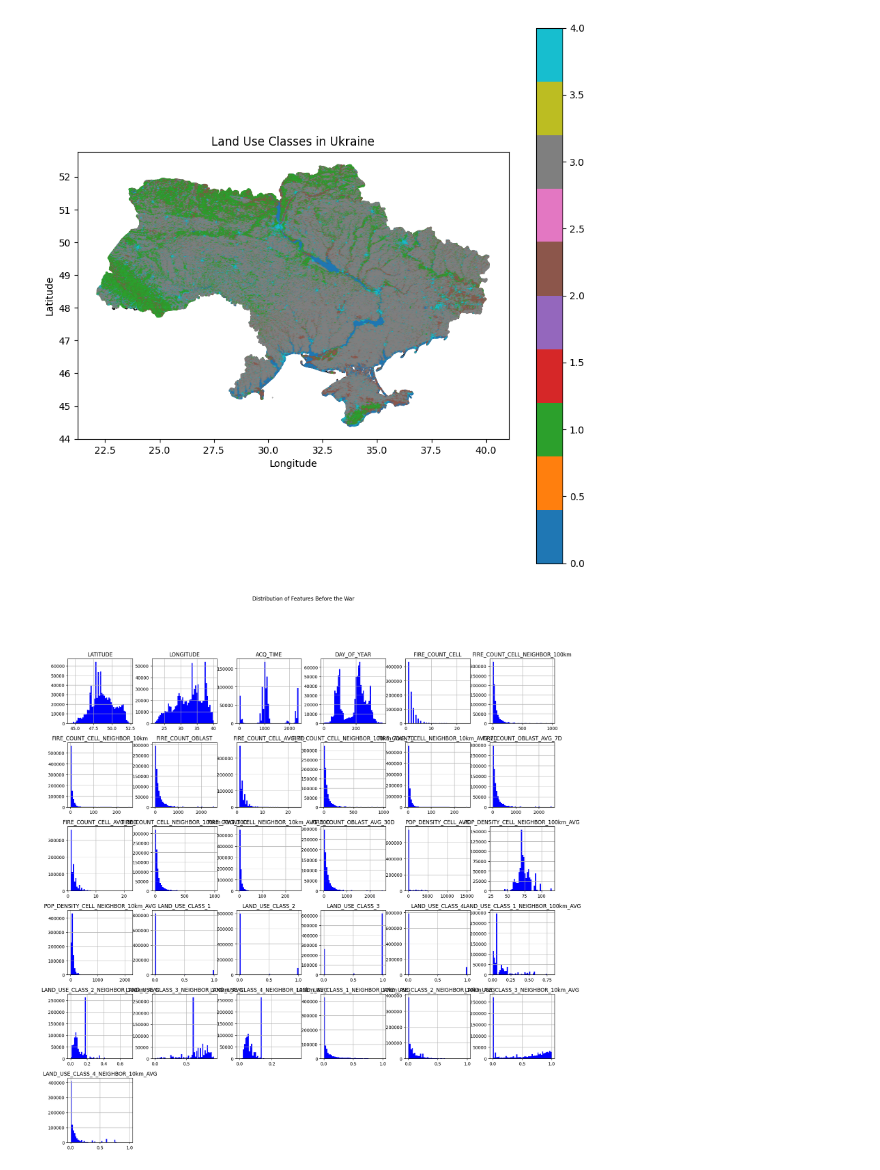
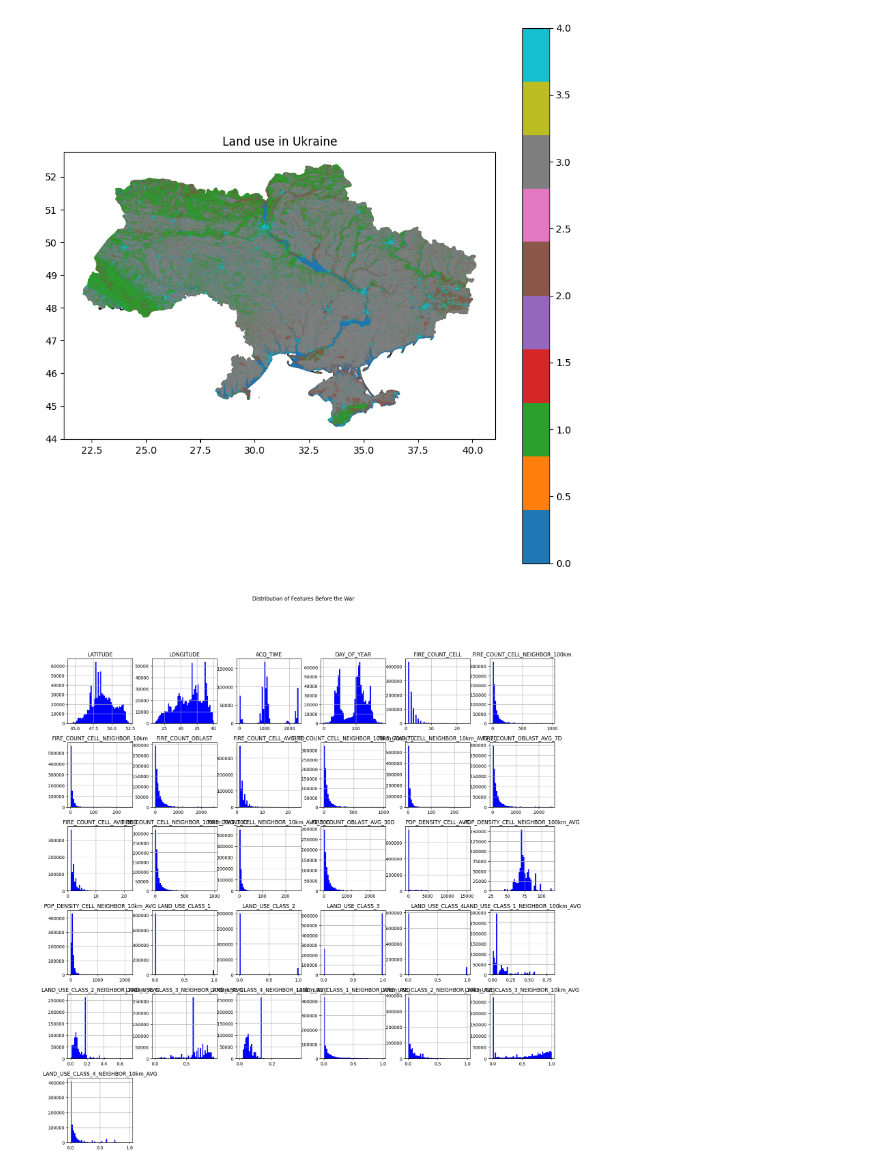
Before and after one commit to GianMan89/war-fire-model, a Jupyter notebook: plotting.ipynb, the cells around one changed output. Cells and saved outputs as stored; diff of their text form; code cells hidden in the pictures.

Commit message:
Update: map plotting method added

```diff
--- a/plotting.ipynb
+++ b/plotting.ipynb
@@ -82,28 +87,15 @@ plt.show()
 # %%
 # Load all csv files in the folder
 dataframes = []
 for csv_file in list_unzip_files('input_data/processed'):
-    if csv_file.endswith('.csv') and csv_file[:-4] in [x[:-4] for x in list_unzip_files('input_data/raw/land_use')]:
+    if csv_file.endswith('001.csv') and csv_file[:-8] in [x[:-4] for x in list_unzip_files('input_data/raw/land_use')]:
         dataframes.append(pd.read_csv(f"input_data/processed/{csv_file}"))
 # Merge the dataframes
-land_use_data = merge_dataframes(dataframes)
+land_use_data = [merge_dataframes(dataframes)]
 
-# Ensure the land_use_data is a GeoDataFrame
-land_use_data_gdf = gpd.GeoDataFrame(land_use_data, geometry=gpd.points_from_xy(land_use_data.LONGITUDE, land_use_data.LATITUDE))
-
-# Set the same coordinate reference system (CRS) for both GeoDataFrames
-land_use_data_gdf.set_crs(epsg=4326, inplace=True)
-
-# Plot the Ukraine map and the land use classes
-fig, ax = plt.subplots(figsize=(10, 10))
-ukraine_borders.plot(ax=ax, color='white', edgecolor='black')
-land_use_data_gdf.plot(ax=ax, column='CLASS', legend=True, markersize=1, alpha=0.5, cmap='tab10')
-plt.title('Land Use Classes in Ukraine')
-plt.xlabel('Longitude')
-plt.ylabel('Latitude')
-plt.show()
+plot_ukr_fires(land_use_data, 'input_data/raw/ukr_borders/ua.shp', 'Land use in Ukraine', cmaps=['tab10'], alphas=[0.25], markersizes=[1], columns=['CLASS'], legend=True)
 # %% [output]
-[figure, old version]
+[figure, new version]
 # %%
 # Plot the distribution of features in the aggregated data for those rows with ACQ_DATE smaller than 2022-02-24 (the first day of the UKR war)
 # and for those rows with ACQ_DATE greater than 2022-02-24
```
Also changed, not shown: parts of 2 cells of this notebook.
